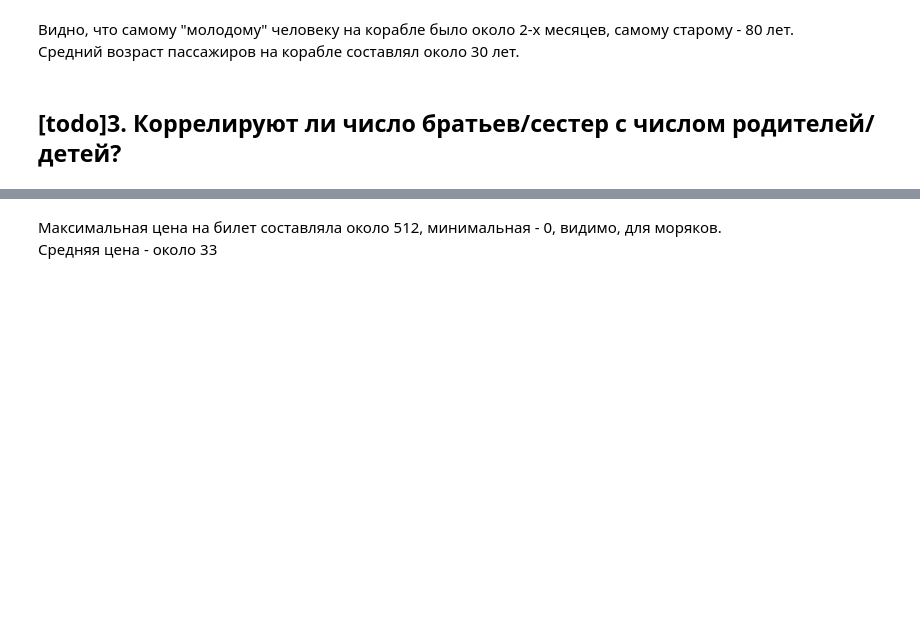
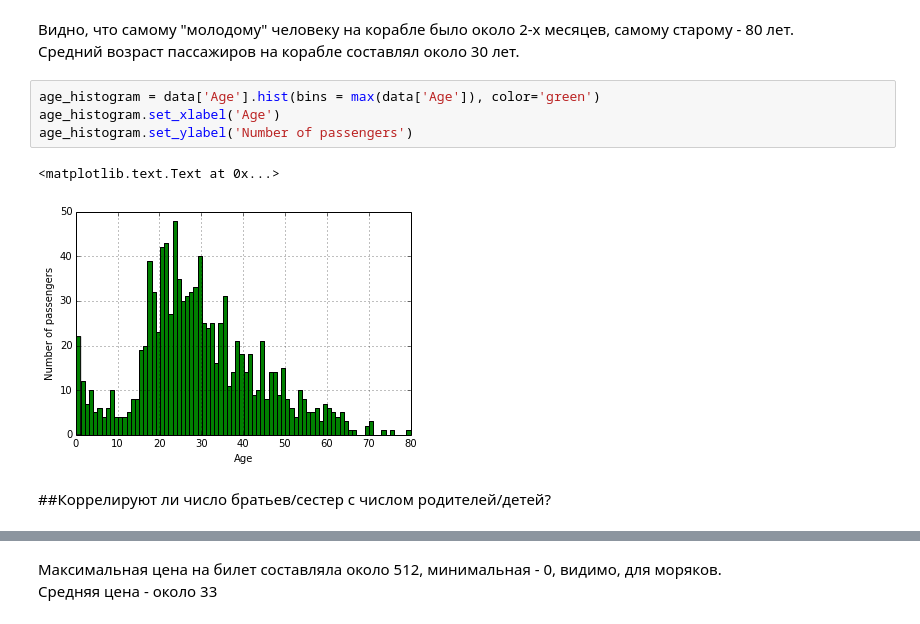
Before and after one commit to vitaly-emelianov/machine_learning, a Jupyter notebook: lab_1.ipynb, the cells around one changed output, grey strips where cells are left out. Drawn from its saved outputs; the diff is of its cells as text; blank space fills up the shorter version.

```diff
--- a/lab_1.ipynb
+++ b/lab_1.ipynb
@@ -34,5 +50,12 @@ Name: Age, dtype: float64
 <p>Видно, что самому "молодому" человеку на корабле было около 2-х месяцев, самому старому - 80 лет.<br>
 Средний возраст пассажиров на корабле составлял около 30 лет.
 </p>
+# %%
+age_histogram = data['Age'].hist(bins = max(data['Age']), color='green')
+age_histogram.set_xlabel('Age')
+age_histogram.set_ylabel('Number of passengers')
+# %% [output]
+<matplotlib.text.Text at 0x...>
+[figure, added]
 # %% [markdown]
-## [todo]3. Коррелируют ли число братьев/сестер с числом родителей/детей?
+##Коррелируют ли число братьев/сестер с числом родителей/детей?
```
Also changed, not shown: parts of 89 cells of this notebook.
